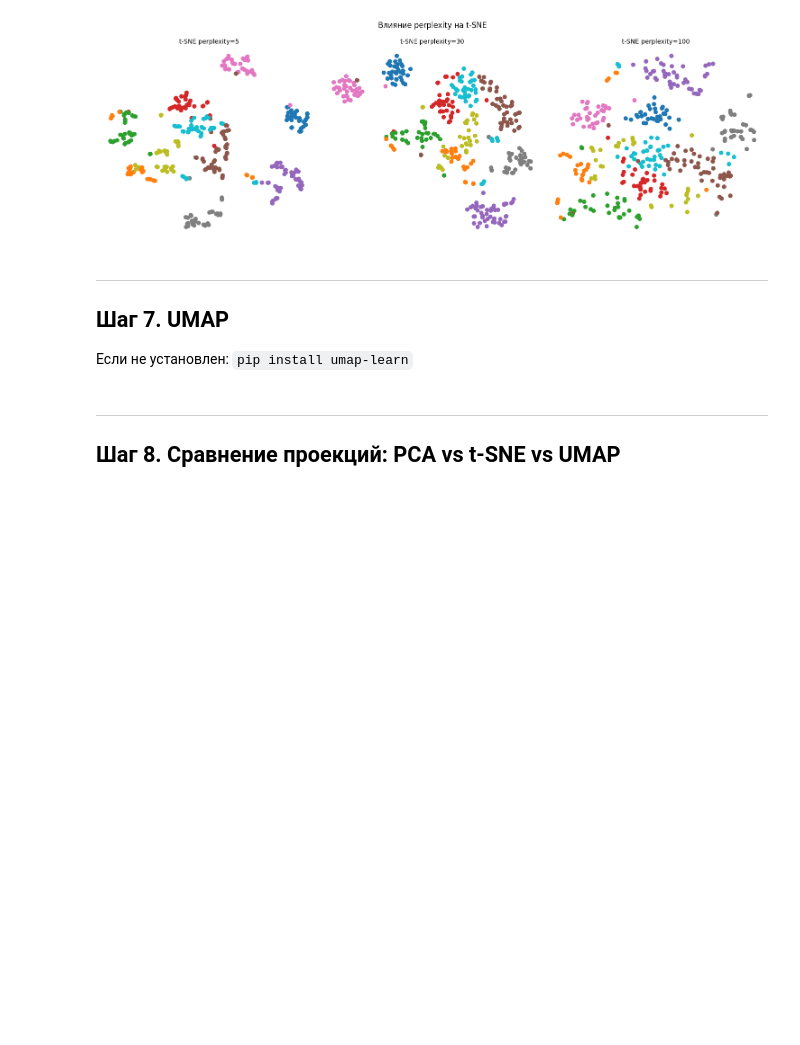
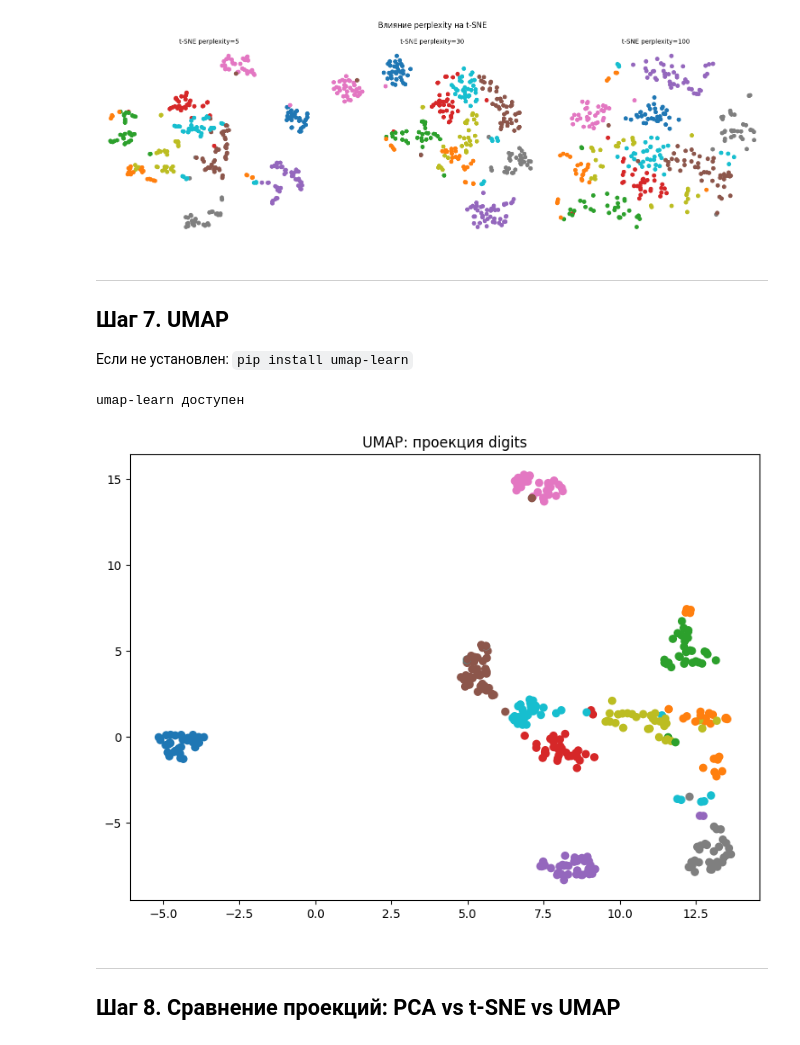
Before and after one commit to topj0bstule/ML_Course, a Jupyter notebook: hw18_/pca_practice_student.ipynb, the cells around one changed output. Saved outputs shown, nothing was run; the diff lists cells and outputs as text; code cells hidden in the pictures; blank space fills up the shorter version.

Commit message:
fitted umap, compared t-sne, pca and umap vizualizations

```diff
--- a/hw18_/pca_practice_student.ipynb
+++ b/hw18_/pca_practice_student.ipynb
@@ -276,21 +276,26 @@ plt.show()
 # %%
 try:
     import umap
     UMAP_AVAILABLE = True
     print("umap-learn доступен")
 except ImportError:
     print("Установите: pip install umap-learn")
     UMAP_AVAILABLE = False
 
 if UMAP_AVAILABLE:
     reducer = umap.UMAP(n_neighbors=15, min_dist=0.1, random_state=42)
-    X_umap = # YOUR CODE HERE
+    X_umap_train = reducer.fit_transform(X_train)
+    X_umap_test = reducer.transform(X_test)
 
     plt.figure(figsize=(8, 6))
     # YOUR CODE HERE: scatter
+    plt.scatter(X_umap_test[:, 0], X_umap_test[:, 1], c=y_test, cmap='tab10')
     plt.title('UMAP: проекция digits')
     plt.tight_layout()
     plt.show()
+# %% [output]
+umap-learn доступен
+[figure, added]
 # %% [markdown]
 ---
 ## Шаг 8. Сравнение проекций: PCA vs t-SNE vs UMAP
```
Also changed, not shown: parts of 1 cell of this notebook.
